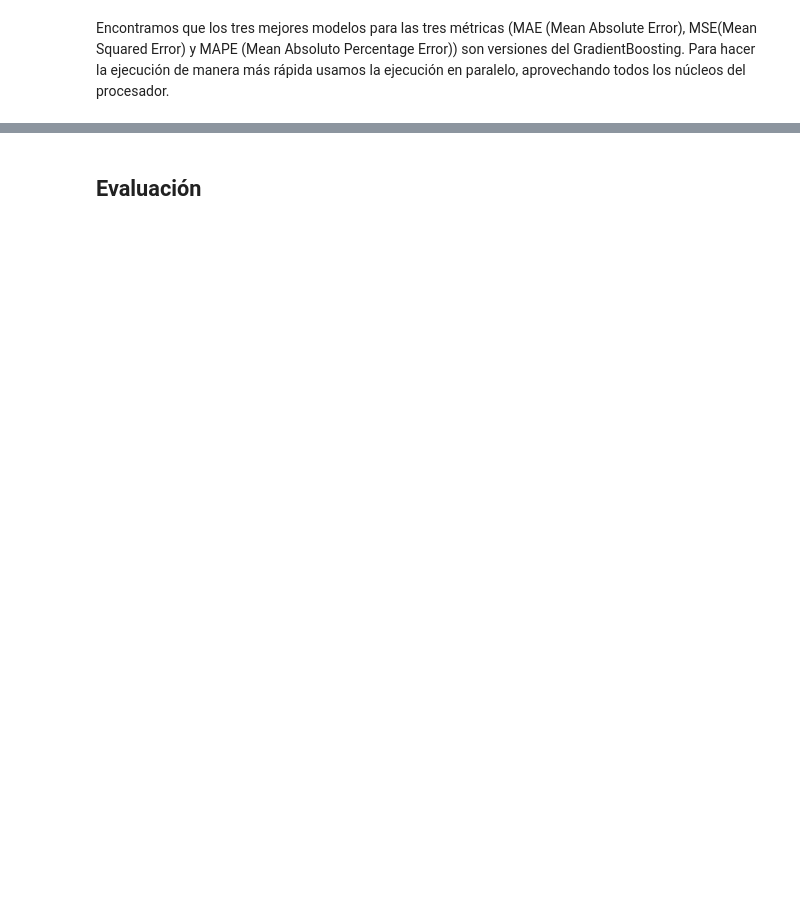
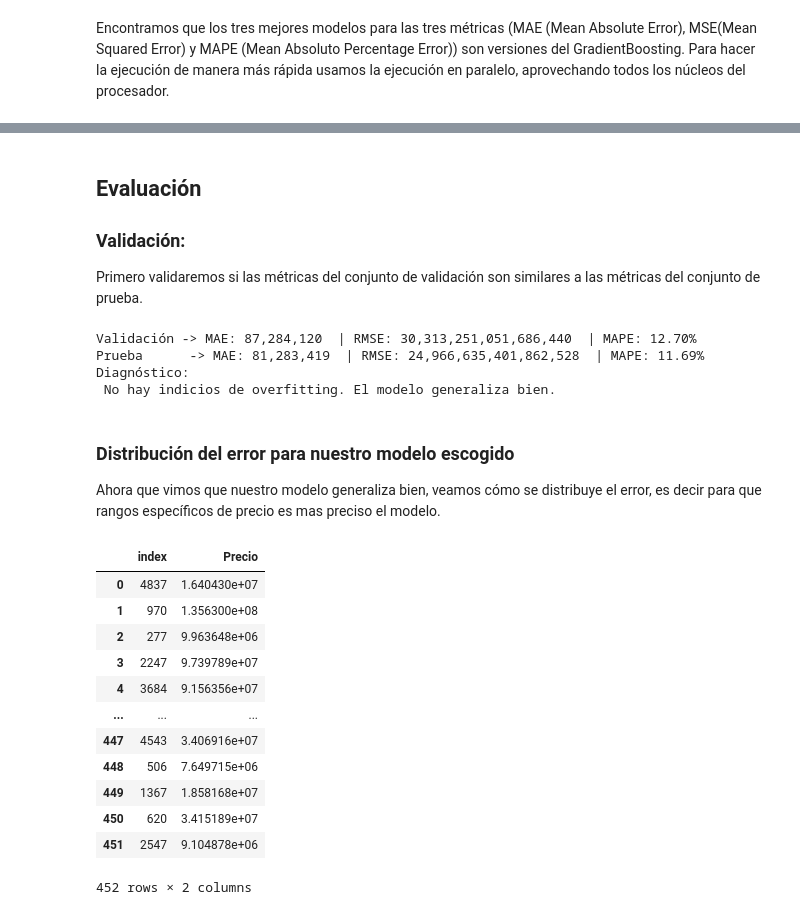
Before and after one commit to Santiago-Beltran/housing-cost-analysis-prediction, a Jupyter notebook: CRISP_DM/ModellingPhase.ipynb, the cells around one changed output, grey strips where cells are left out. Drawn from its saved outputs; the diff is of its cells as text; code cells hidden in the pictures; blank space fills up the shorter version.

Commit message:
Started evaluation and finished modelling (BETTER METRICS)

```diff
--- a/CRISP_DM/ModellingPhase.ipynb
+++ b/CRISP_DM/ModellingPhase.ipynb
@@ -209,2 +236,12 @@ Consideramos que la métrica correcta es el MAE, esto es debido a que el MSE es
+# %%
+model = GradientBoostingRegressor(max_depth = 6, n_estimators =223, learning_rate = 0.145773)
+model.fit(X_train, y_train)
+pred = model.predict(X_test)
 # %% [markdown]
 ## Evaluación
+
+### Validación:
+Primero validaremos si las métricas del conjunto de validación son similares a las métricas del conjunto de prueba.
+# %%
+pred_val = model.predict(X_val)
+pred_test = model.predict(X_test)
@@ -210,0 +257,39 @@ Consideramos que la métrica correcta es el MAE, esto es debido a que el MSE es
+# %%
+print(f"Validación -> MAE: {mae_val:,.0f}  | RMSE: {mse_val:,.0f}  | MAPE: {mape_val*100:.2f}%")
+print(f"Prueba      -> MAE: {mae_test:,.0f}  | RMSE: {mse_test:,.0f}  | MAPE: {mape_test*100:.2f}%")
+
+diff = abs(mae_val - mae_test) / mae_val
+
+print("Diagnóstico:")
+if diff < 0.10:
+    print(" No hay indicios de overfitting. El modelo generaliza bien.")
+elif diff < 0.25:
+    print("Diferencias moderadas: puede haber un leve sobreajuste, pero aceptable.")
+else:
+    print(" Posible overfitting: el modelo funciona mucho mejor en validación que en prueba.")
+# %% [output]
+Validación -> MAE: 87,284,120  | RMSE: 30,313,251,051,686,440  | MAPE: 12.70%
+Prueba      -> MAE: 81,283,419  | RMSE: 24,966,635,401,862,528  | MAPE: 11.69%
+Diagnóstico:
+ No hay indicios de overfitting. El modelo generaliza bien.
+# %% [markdown]
+### Distribución del error para nuestro modelo escogido
+
+Ahora que vimos que nuestro modelo generaliza bien, veamos cómo se distribuye el error, es decir para que rangos específicos de precio es mas preciso el modelo.
+# %%
+err_abs = abs(y_test - pred_test).reset_index()
+err_abs
+# %% [output]
+|  | index | Precio |
+| 0 | 4837 | 1.640430e+07 |
+| 1 | 970 | 1.356300e+08 |
+| 2 | 277 | 9.963648e+06 |
+| 3 | 2247 | 9.739789e+07 |
+| 4 | 3684 | 9.156356e+07 |
+| ... | ... | ... |
+| 447 | 4543 | 3.406916e+07 |
+| 448 | 506 | 7.649715e+06 |
+| 449 | 1367 | 1.858168e+07 |
+| 450 | 620 | 3.415189e+07 |
+| 451 | 2547 | 9.104878e+06 |
+452 rows × 2 columns
```
Also changed, not shown: parts of 9 cells of this notebook.
